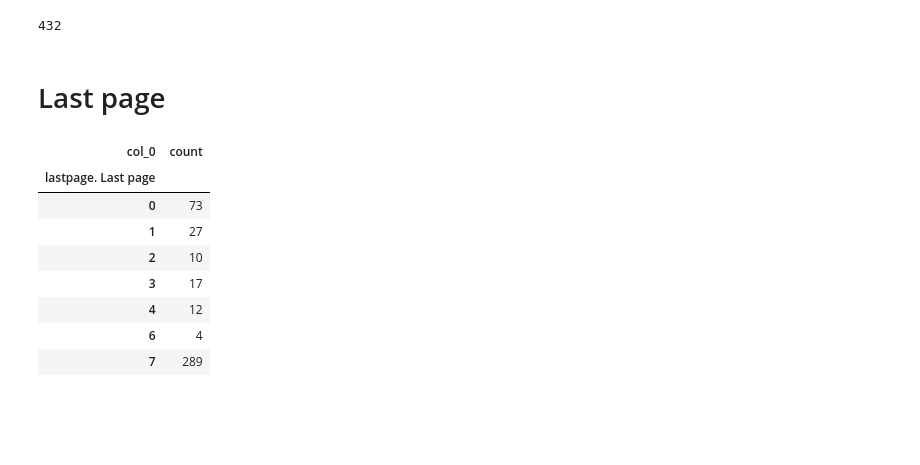
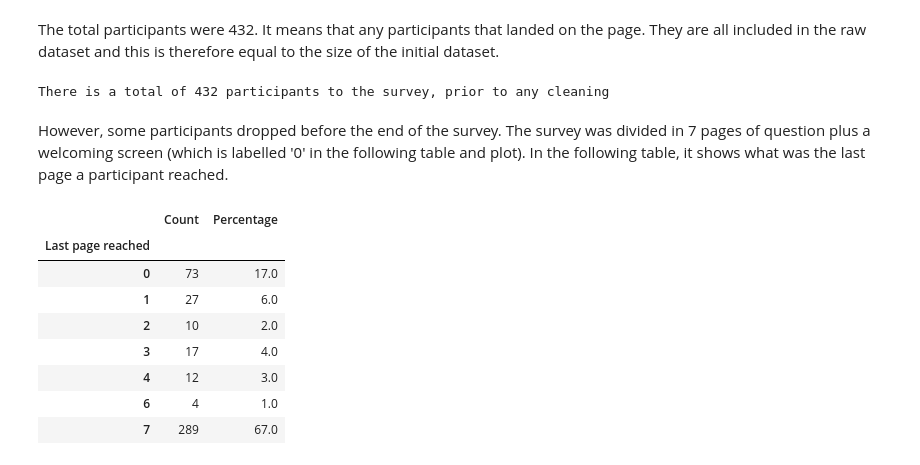
Before and after one commit to softwaresaved/survey_additional_analysis, a Jupyter notebook: dropping_participants_process.ipynb, the cells around one changed output. Saved outputs shown, nothing was run; the diff lists cells and outputs as text; code cells hidden in the pictures; blank space fills up the shorter version.

```diff
--- a/dropping_participants_process.ipynb
+++ b/dropping_participants_process.ipynb
@@ -7,22 +12,29 @@ The total of participants
+# %% [markdown]
+The total participants were 432. It means that any participants that landed on the page. They are all included in the raw dataset and this is therefore equal to the size of the initial dataset.
 # %%
 df = pd.read_csv('./data/raw_data.csv')
-len(df)
+full_size = len(df)
+print('There is a total of {} participants to the survey, prior to any cleaning'.format(full_size))
 # %% [output]
-432
+There is a total of 432 participants to the survey, prior to any cleaning
-# %% [markdown]
-# Last page
-# %%
-last_page = df[df["lastpage. Last page"] != -1.0]["lastpage. Last page"]
-last_page = last_page.fillna(value='Quit directly')
-tab = pd.crosstab(index = last_page, columns="count")
-tab
-# %% [output]
-| col_0 | count |
-| lastpage. Last page |  |
-| 0 | 73 |
-| 1 | 27 |
-| 2 | 10 |
-| 3 | 17 |
-| 4 | 12 |
-| 6 | 4 |
-| 7 | 289 |
+# %% [markdown]
+However, some participants dropped before the end of the survey.
+The survey was divided in 7 pages of question plus a welcoming screen (which is labelled '0' in the following table and plot).
+In the following table, it shows what was the last page a participant reached.
+# %%
+last_page = df[df["lastpage. Last page"] != -1.0]["lastpage. Last page"].value_counts(dropna=False).to_frame()
+last_page.columns = ['Count']
+last_page.index.name = 'Last page reached'
+last_page['Percentage'] = round(last_page['Count'] / last_page['Count'].sum() *100)
+last_page.sort_index(inplace=True)
+last_page
+# %% [output]
+|  | Count | Percentage |
+| Last page reached |  |  |
+| 0 | 73 | 17.0 |
+| 1 | 27 | 6.0 |
+| 2 | 10 | 2.0 |
+| 3 | 17 | 4.0 |
+| 4 | 12 | 3.0 |
+| 6 | 4 | 1.0 |
+| 7 | 289 | 67.0 |
```
Also changed, not shown: parts of 20 cells of this notebook.
